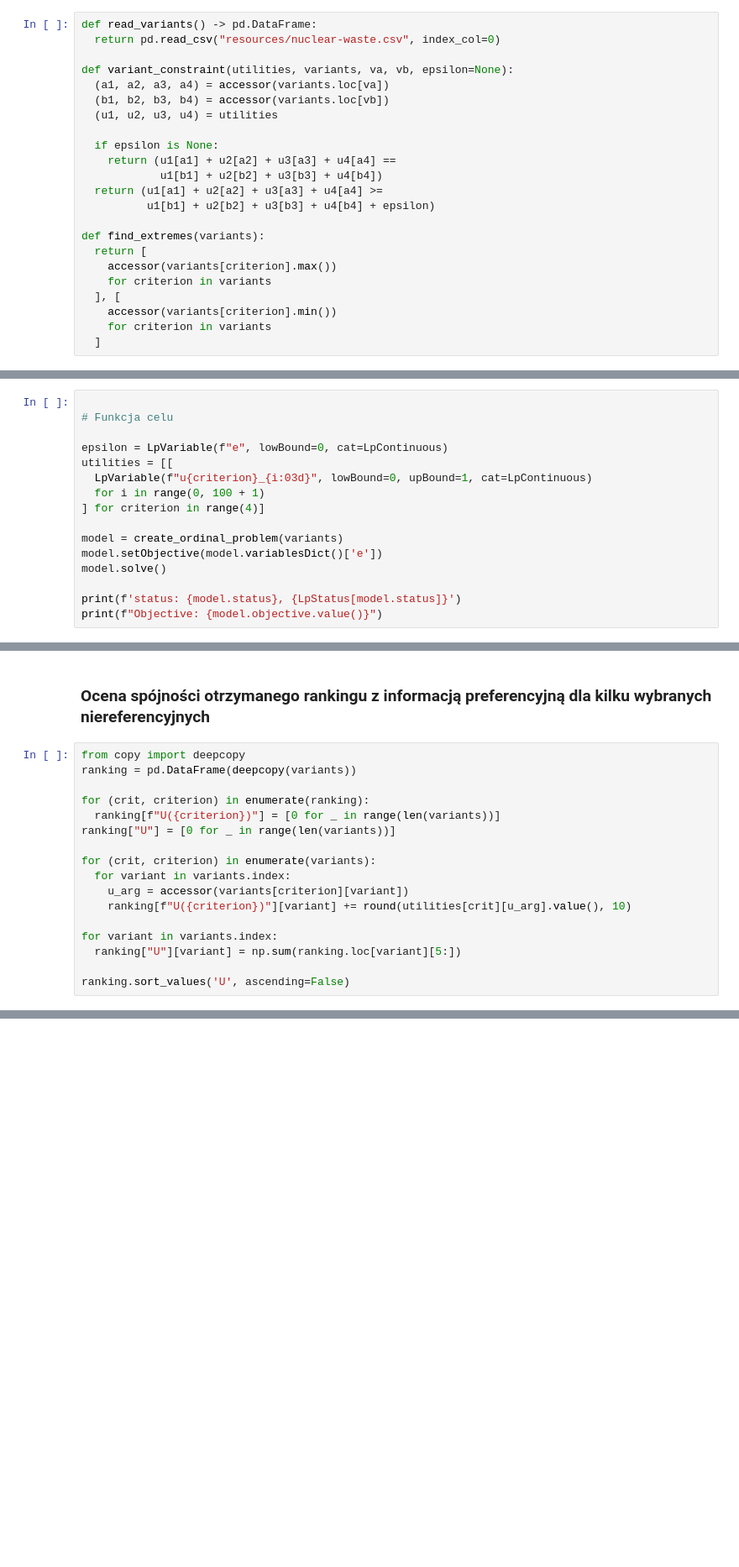
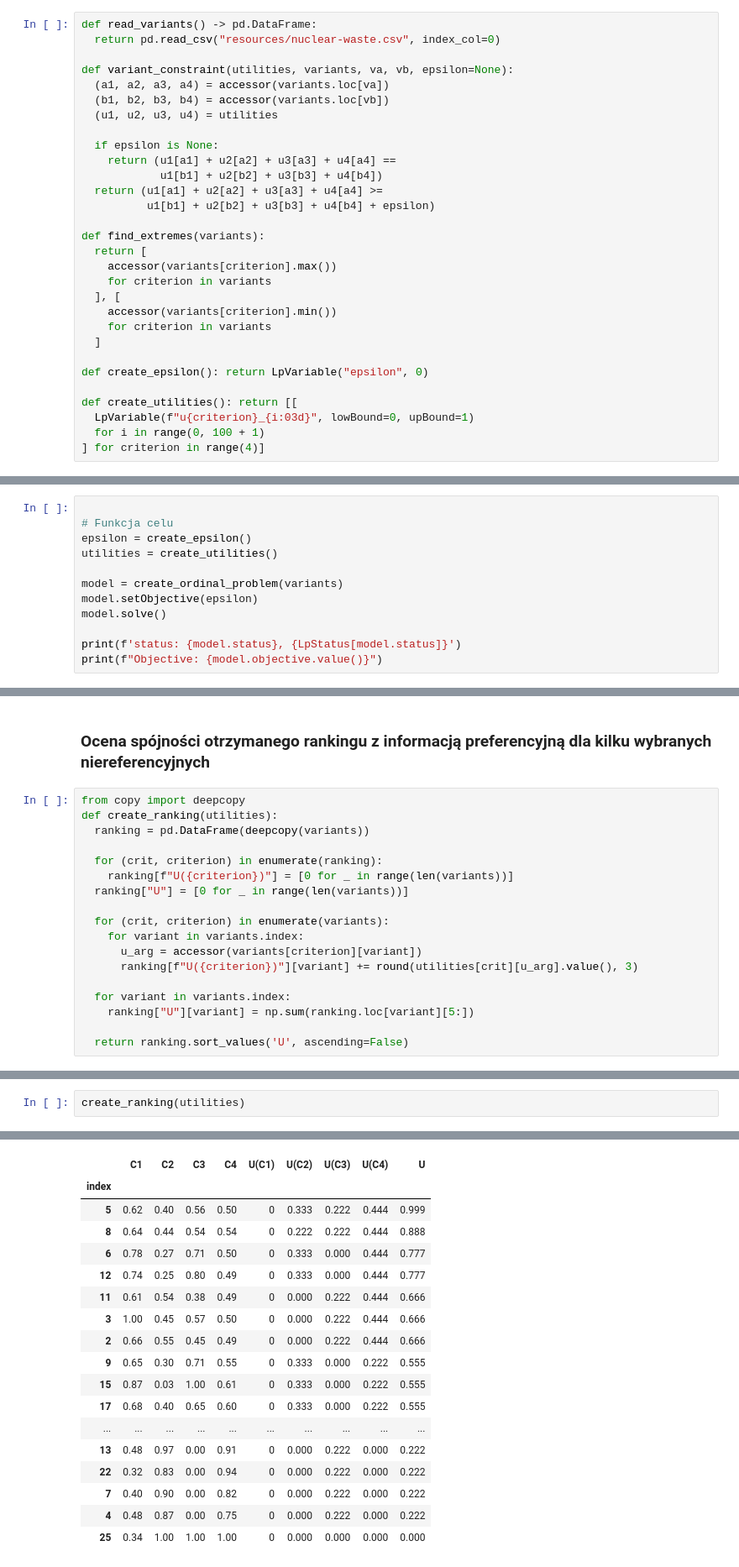
Before and after one commit to Mimikkk/2023-iswd, a Jupyter notebook: project-1-rankings/notebook.ipynb, the cells around one changed output, grey strips where cells are left out. Shown at 84% size. Cells and saved outputs as stored; diff of their text form; blank space fills up the shorter version.

```diff
--- a/project-1-rankings/notebook.ipynb
+++ b/project-1-rankings/notebook.ipynb
@@ -114,6 +113,13 @@ def find_extremes(variants):
     accessor(variants[criterion].min())
     for criterion in variants
   ]
+
+def create_epsilon(): return LpVariable("epsilon", 0)
+
+def create_utilities(): return [[
+  LpVariable(f"u{criterion}_{i:03d}", lowBound=0, upBound=1)
+  for i in range(0, 100 + 1)
+] for criterion in range(4)]
 # %%
 variants = read_variants()
 
@@ -160,15 +166,11 @@ def create_ordinal_problem(variants):
 # %%
 
 # Funkcja celu
-
-epsilon = LpVariable(f"e", lowBound=0, cat=LpContinuous)
-utilities = [[
-  LpVariable(f"u{criterion}_{i:03d}", lowBound=0, upBound=1, cat=LpContinuous)
-  for i in range(0, 100 + 1)
-] for criterion in range(4)]
+epsilon = create_epsilon()
+utilities = create_utilities()
 
 model = create_ordinal_problem(variants)
-model.setObjective(model.variablesDict()['e'])
+model.setObjective(epsilon)
 model.solve()
 
 print(f'status: {model.status}, {LpStatus[model.status]}')
@@ -197,18 +202,19 @@ plt.show()
 ### Ocena spójności otrzymanego rankingu z informacją preferencyjną dla kilku wybranych niereferencyjnych
 # %%
 from copy import deepcopy
-ranking = pd.DataFrame(deepcopy(variants))
+def create_ranking(utilities):
+  ranking = pd.DataFrame(deepcopy(variants))
 
-for (crit, criterion) in enumerate(ranking):
-  ranking[f"U({criterion})"] = [0 for _ in range(len(variants))]
-ranking["U"] = [0 for _ in range(len(variants))]
+  for (crit, criterion) in enumerate(ranking):
+    ranking[f"U({criterion})"] = [0 for _ in range(len(variants))]
+  ranking["U"] = [0 for _ in range(len(variants))]
 
-for (crit, criterion) in enumerate(variants):
+  for (crit, criterion) in enumerate(variants):
+    for variant in variants.index:
+      u_arg = accessor(variants[criterion][variant])
+      ranking[f"U({criterion})"][variant] += round(utilities[crit][u_arg].value(), 3)
+
   for variant in variants.index:
-    u_arg = accessor(variants[criterion][variant])
-    ranking[f"U({criterion})"][variant] += round(utilities[crit][u_arg].value(), 10)
+    ranking["U"][variant] = np.sum(ranking.loc[variant][5:])
 
-for variant in variants.index:
-  ranking["U"][variant] = np.sum(ranking.loc[variant][5:])
-
-ranking.sort_values('U', ascending=False)
+  return ranking.sort_values('U', ascending=False)
@@ -241,0 +221,3 @@ See the caveats in the documentation: https://pandas.pydata.org/pandas-docs/stab
+# %%
+create_ranking(utilities)
+# %% [output]
@@ -242,3 +232,21 @@ See the caveats in the documentation: https://pandas.pydata.org/pandas-docs/stab
+|  | C1 | C2 | C3 | C4 | U(C1) | U(C2) | U(C3) | U(C4) | U |
+| index |  |  |  |  |  |  |  |  |  |
+| 5 | 0.62 | 0.40 | 0.56 | 0.50 | 0 | 0.333 | 0.222 | 0.444 | 0.999 |
+| 8 | 0.64 | 0.44 | 0.54 | 0.54 | 0 | 0.222 | 0.222 | 0.444 | 0.888 |
+| 6 | 0.78 | 0.27 | 0.71 | 0.50 | 0 | 0.333 | 0.000 | 0.444 | 0.777 |
+| 12 | 0.74 | 0.25 | 0.80 | 0.49 | 0 | 0.333 | 0.000 | 0.444 | 0.777 |
+| 11 | 0.61 | 0.54 | 0.38 | 0.49 | 0 | 0.000 | 0.222 | 0.444 | 0.666 |
+| 3 | 1.00 | 0.45 | 0.57 | 0.50 | 0 | 0.000 | 0.222 | 0.444 | 0.666 |
+| 2 | 0.66 | 0.55 | 0.45 | 0.49 | 0 | 0.000 | 0.222 | 0.444 | 0.666 |
+| 9 | 0.65 | 0.30 | 0.71 | 0.55 | 0 | 0.333 | 0.000 | 0.222 | 0.555 |
+| 15 | 0.87 | 0.03 | 1.00 | 0.61 | 0 | 0.333 | 0.000 | 0.222 | 0.555 |
+| 17 | 0.68 | 0.40 | 0.65 | 0.60 | 0 | 0.333 | 0.000 | 0.222 | 0.555 |
+| ... | ... | ... | ... | ... | ... | ... | ... | ... | ... |
+| 13 | 0.48 | 0.97 | 0.00 | 0.91 | 0 | 0.000 | 0.222 | 0.000 | 0.222 |
+| 22 | 0.32 | 0.83 | 0.00 | 0.94 | 0 | 0.000 | 0.222 | 0.000 | 0.222 |
+| 7 | 0.40 | 0.90 | 0.00 | 0.82 | 0 | 0.000 | 0.222 | 0.000 | 0.222 |
+| 4 | 0.48 | 0.87 | 0.00 | 0.75 | 0 | 0.000 | 0.222 | 0.000 | 0.222 |
+| 25 | 0.34 | 1.00 | 1.00 | 1.00 | 0 | 0.000 | 0.000 | 0.000 | 0.000 |
 # %% [markdown]
 Ranking preferencyjny został prawie w pełni odwzorowany. Jedyna różnica to, że wariant 26 jest przed wariantem 27. Również wyniki są w przedziale [0,1].
 
```
Also changed, not shown: parts of 14 cells of this notebook.
